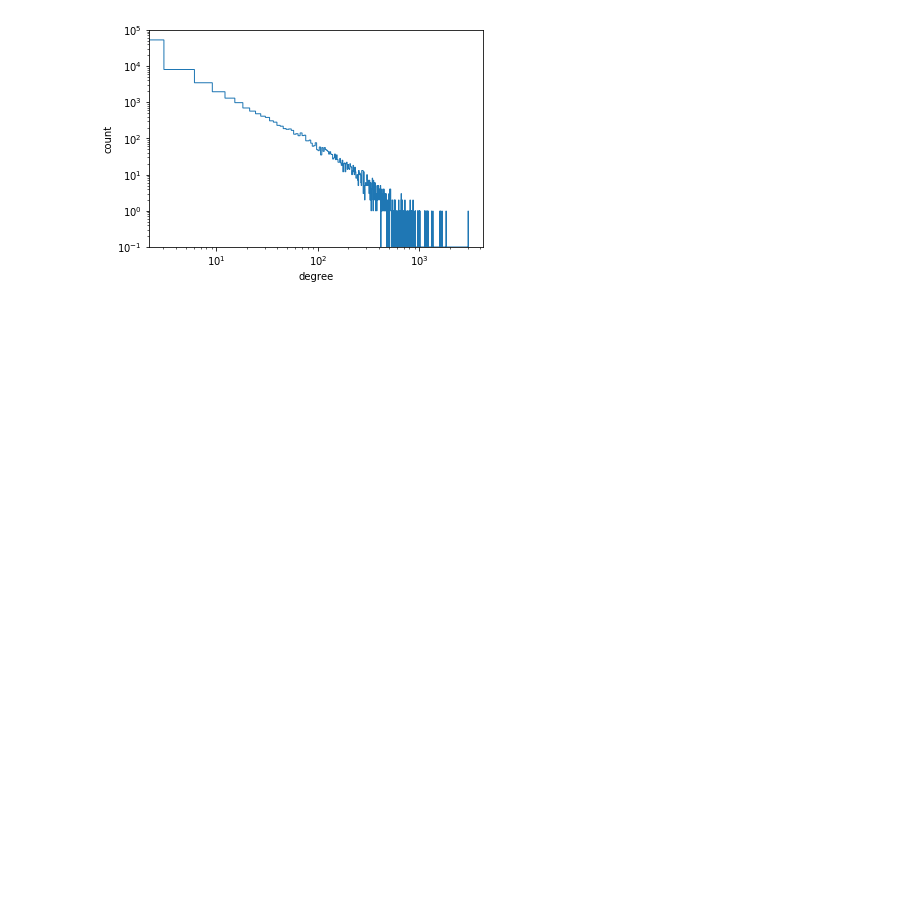
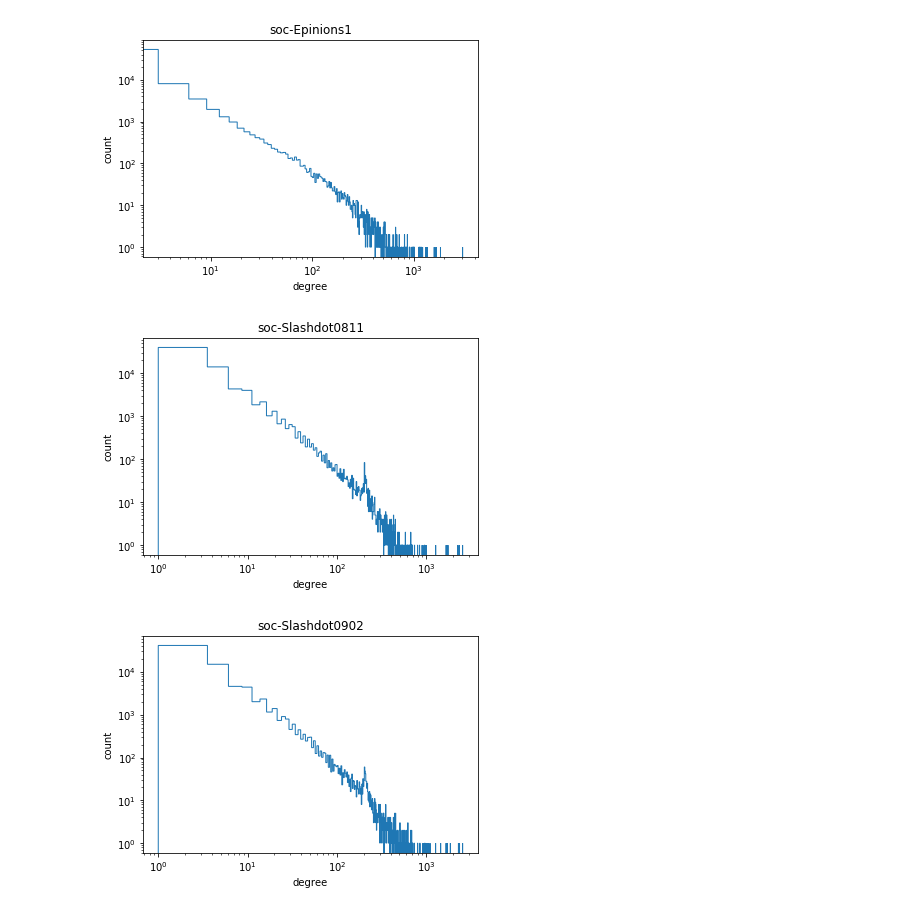
Before and after one commit to GaiYu0/vertex-cut, a Jupyter notebook: degree.ipynb, the cells around one changed output. Cells and saved outputs as stored; diff of their text form; code cells hidden in the pictures; blank space fills up the shorter version.

```diff
--- a/degree.ipynb
+++ b/degree.ipynb
@@ -6,18 +7,24 @@ import networkx as nx
 import my
 # %%
 args = argparse.Namespace()
-args.graph = 'soc-Epinions1'
-# args.graph = 'soc-Slashdot0811'
-# args.graph = 'soc-Slashdot0902'
+args.graph_tuple = ('soc-Epinions1', 'soc-Slashdot0811', 'soc-Slashdot0902')
 # %%
-g = my.read_edgelist('data/' + args.graph)
-adj = nx.adj_matrix(g)
-deg = adj.sum(1)
+deg_dict = collections.OrderedDict()
+for key in args.graph_tuple:
+    g = my.read_edgelist('data/' + key)
+    adj = nx.adj_matrix(g)
+    deg_dict[key] = adj.sum(1)
 # %%
-n, bins, patches = pl.hist(deg, bins=1000, histtype='step', log=True)
-pl.xlabel('degree')
-pl.ylabel('count')
-pl.xscale('log')
-pl.yscale('log')
+for key, deg in deg_dict.items():
+    pl.figure()
+    pl.hist(deg, bins=1000, histtype='step')
+
+    pl.title(key)
+    pl.xlabel('degree')
+    pl.ylabel('count')
+    pl.xscale('log')
+    pl.yscale('log')
 # %% [output]
-[figure, old version]
+[figure, new version]
+[figure, added]
+[figure, added]
```
Also changed, not shown: parts of 1 cell of this notebook, 6 other files.
